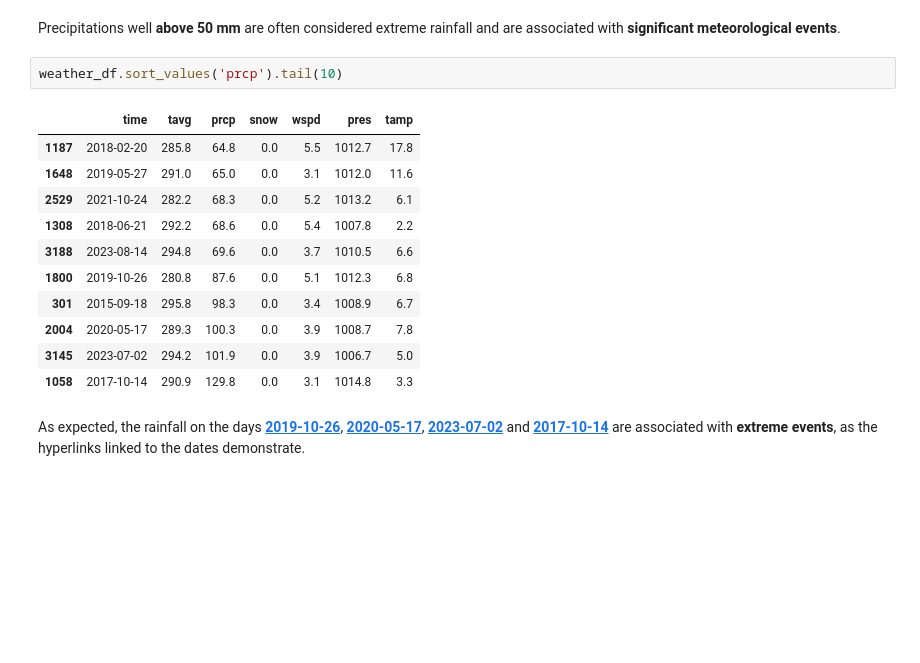
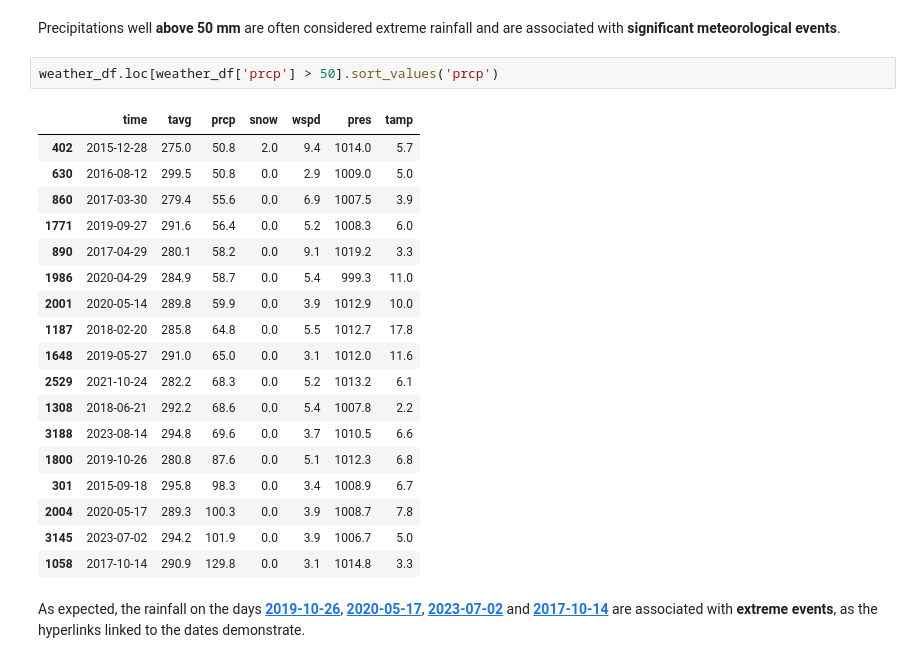
Before and after one commit to pedrogabrielmoura/ChicagoWeatherForecast, a Jupyter notebook: notebooks/sanity_check/sanity_check.ipynb, the cells around one changed output. Drawn from its saved outputs; the diff is of its cells as text; blank space fills up the shorter version.

```diff
--- a/notebooks/sanity_check/sanity_check.ipynb
+++ b/notebooks/sanity_check/sanity_check.ipynb
@@ -341,9 +331,16 @@ ts_quick_insights(sample_weather_df['prcp'], sample_weather_df['time'])
 # %% [markdown]
 Precipitations well **above 50 mm** are often considered extreme rainfall and are associated with **significant meteorological events**.
 # %%
-weather_df.sort_values('prcp').tail(10)
+weather_df.loc[weather_df['prcp'] > 50].sort_values('prcp')
 # %% [output]
 |  | time | tavg | prcp | snow | wspd | pres | tamp |
+| 402 | 2015-12-28 | 275.0 | 50.8 | 2.0 | 9.4 | 1014.0 | 5.7 |
+| 630 | 2016-08-12 | 299.5 | 50.8 | 0.0 | 2.9 | 1009.0 | 5.0 |
+| 860 | 2017-03-30 | 279.4 | 55.6 | 0.0 | 6.9 | 1007.5 | 3.9 |
+| 1771 | 2019-09-27 | 291.6 | 56.4 | 0.0 | 5.2 | 1008.3 | 6.0 |
+| 890 | 2017-04-29 | 280.1 | 58.2 | 0.0 | 9.1 | 1019.2 | 3.3 |
+| 1986 | 2020-04-29 | 284.9 | 58.7 | 0.0 | 5.4 | 999.3 | 11.0 |
+| 2001 | 2020-05-14 | 289.8 | 59.9 | 0.0 | 3.9 | 1012.9 | 10.0 |
 | 1187 | 2018-02-20 | 285.8 | 64.8 | 0.0 | 5.5 | 1012.7 | 17.8 |
 | 1648 | 2019-05-27 | 291.0 | 65.0 | 0.0 | 3.1 | 1012.0 | 11.6 |
 | 2529 | 2021-10-24 | 282.2 | 68.3 | 0.0 | 5.2 | 1013.2 | 6.1 |
```
Also changed, not shown: parts of 12 cells of this notebook, 7 other files.
